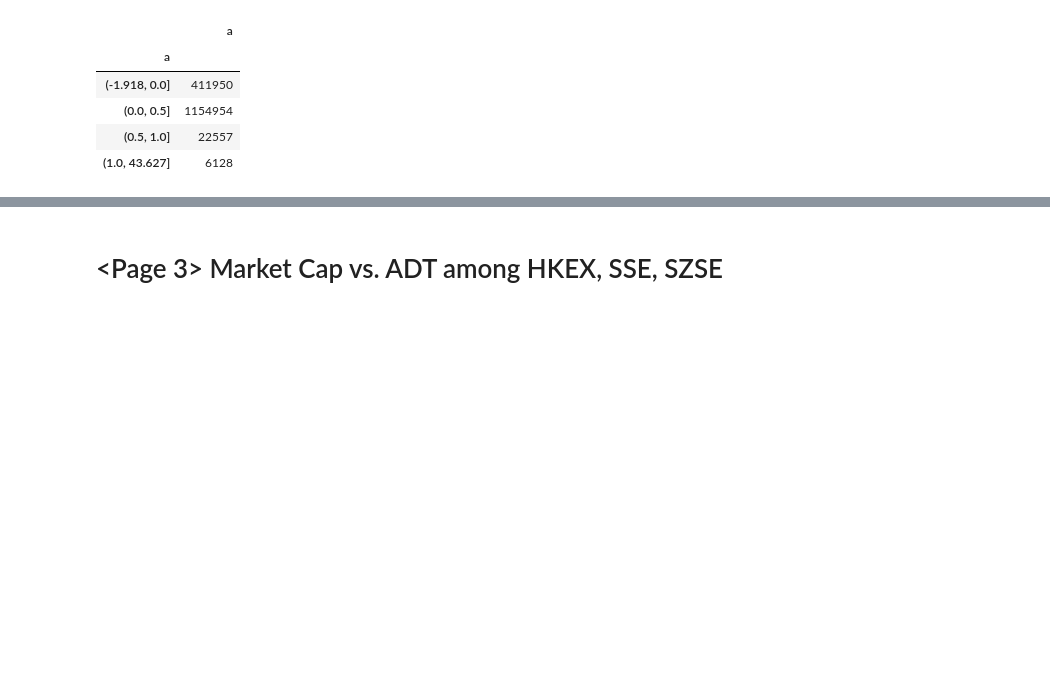
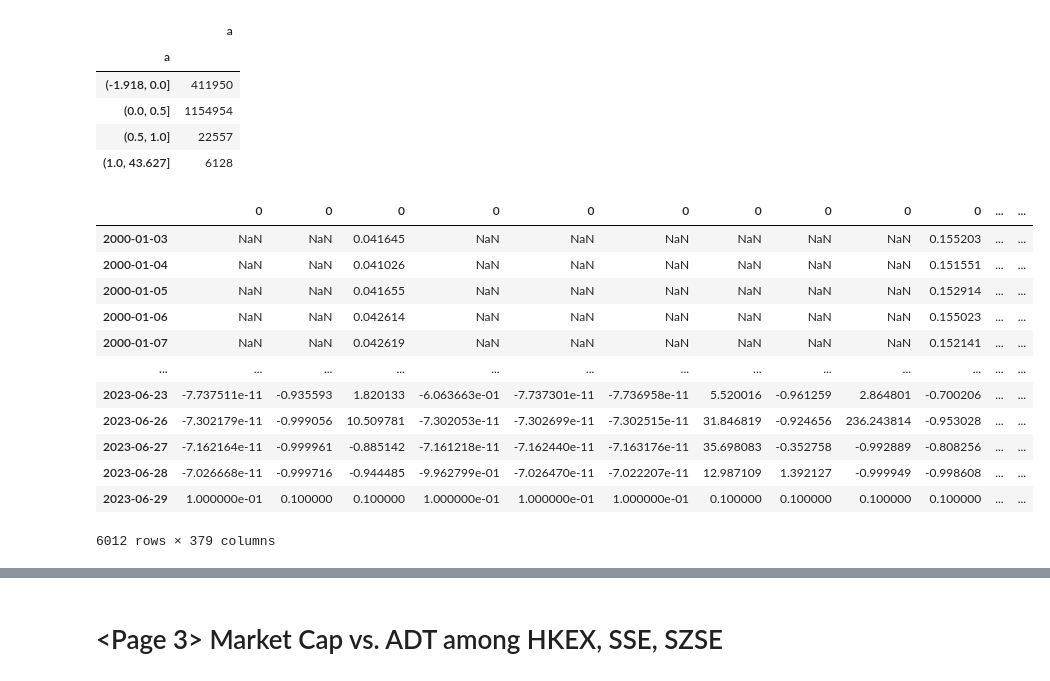
Before and after one commit to ckyma/exchatbook, a Jupyter notebook: getYahooData.ipynb, the cells around one changed output, grey strips where cells are left out. Cells and saved outputs as stored; diff of their text form; code cells hidden in the pictures; blank space fills up the shorter version.

```diff
--- a/getYahooData.ipynb
+++ b/getYahooData.ipynb
@@ -1377,3 +1435,37 @@ df.groupby(pd.cut(df.a, ranges)).count()
 | (0.0, 0.5] | 1154954 |
 | (0.5, 1.0] | 22557 |
 | (1.0, 43.627] | 6128 |
+# %%
+# IRR of CDAX
+cdax_irr = pd.DataFrame()
+
+for ticker, data in cdax_close_data_filtered.items():
+    last_date = pd.Series.last_valid_index(data)
+    last_value = data[pd.Series.last_valid_index(data)]
+
+    tempdata = pd.Series(dtype='float64')
+    for index, value in data.items():
+        if not pd.isna(value):
+            temp = pd.Series(xirr([index, last_date], [-abs(value), last_value]), index = [index], dtype='float64')
+        else:
+            temp = pd.Series(None, index = [index], dtype='float64')
+        tempdata = pd.concat([tempdata, temp])
+
+    # hsci_irr[ticker] = tempdata
+    cdax_irr = pd.concat([cdax_irr, tempdata], axis=1)
+# %%
+cdax_irr
+# %% [output]
+|  | 0 | 0 | 0 | 0 | 0 | 0 | 0 | 0 | 0 | 0 | ... | ... |
+| 2000-01-03 | NaN | NaN | 0.041645 | NaN | NaN | NaN | NaN | NaN | NaN | 0.155203 | ... | ... |
+| 2000-01-04 | NaN | NaN | 0.041026 | NaN | NaN | NaN | NaN | NaN | NaN | 0.151551 | ... | ... |
+| 2000-01-05 | NaN | NaN | 0.041655 | NaN | NaN | NaN | NaN | NaN | NaN | 0.152914 | ... | ... |
+| 2000-01-06 | NaN | NaN | 0.042614 | NaN | NaN | NaN | NaN | NaN | NaN | 0.155023 | ... | ... |
+| 2000-01-07 | NaN | NaN | 0.042619 | NaN | NaN | NaN | NaN | NaN | NaN | 0.152141 | ... | ... |
+| ... | ... | ... | ... | ... | ... | ... | ... | ... | ... | ... | ... | ... |
+| 2023-06-23 | -7.737511e-11 | -0.935593 | 1.820133 | -6.063663e-01 | -7.737301e-11 | -7.736958e-11 | 5.520016 | -0.961259 | 2.864801 | -0.700206 | ... | ... |
+| 2023-06-26 | -7.302179e-11 | -0.999056 | 10.509781 | -7.302053e-11 | -7.302699e-11 | -7.302515e-11 | 31.846819 | -0.924656 | 236.243814 | -0.953028 | ... | ... |
+| 2023-06-27 | -7.162164e-11 | -0.999961 | -0.885142 | -7.161218e-11 | -7.162440e-11 | -7.163176e-11 | 35.698083 | -0.352758 | -0.992889 | -0.808256 | ... | ... |
+| 2023-06-28 | -7.026668e-11 | -0.999716 | -0.944485 | -9.962799e-01 | -7.026470e-11 | -7.022207e-11 | 12.987109 | 1.392127 | -0.999949 | -0.998608 | ... | ... |
+| 2023-06-29 | 1.000000e-01 | 0.100000 | 0.100000 | 1.000000e-01 | 1.000000e-01 | 1.000000e-01 | 0.100000 | 0.100000 | 0.100000 | 0.100000 | ... | ... |
+6012 rows × 379 columns
```
Also changed, not shown: parts of 18 cells of this notebook, 7 other files.
